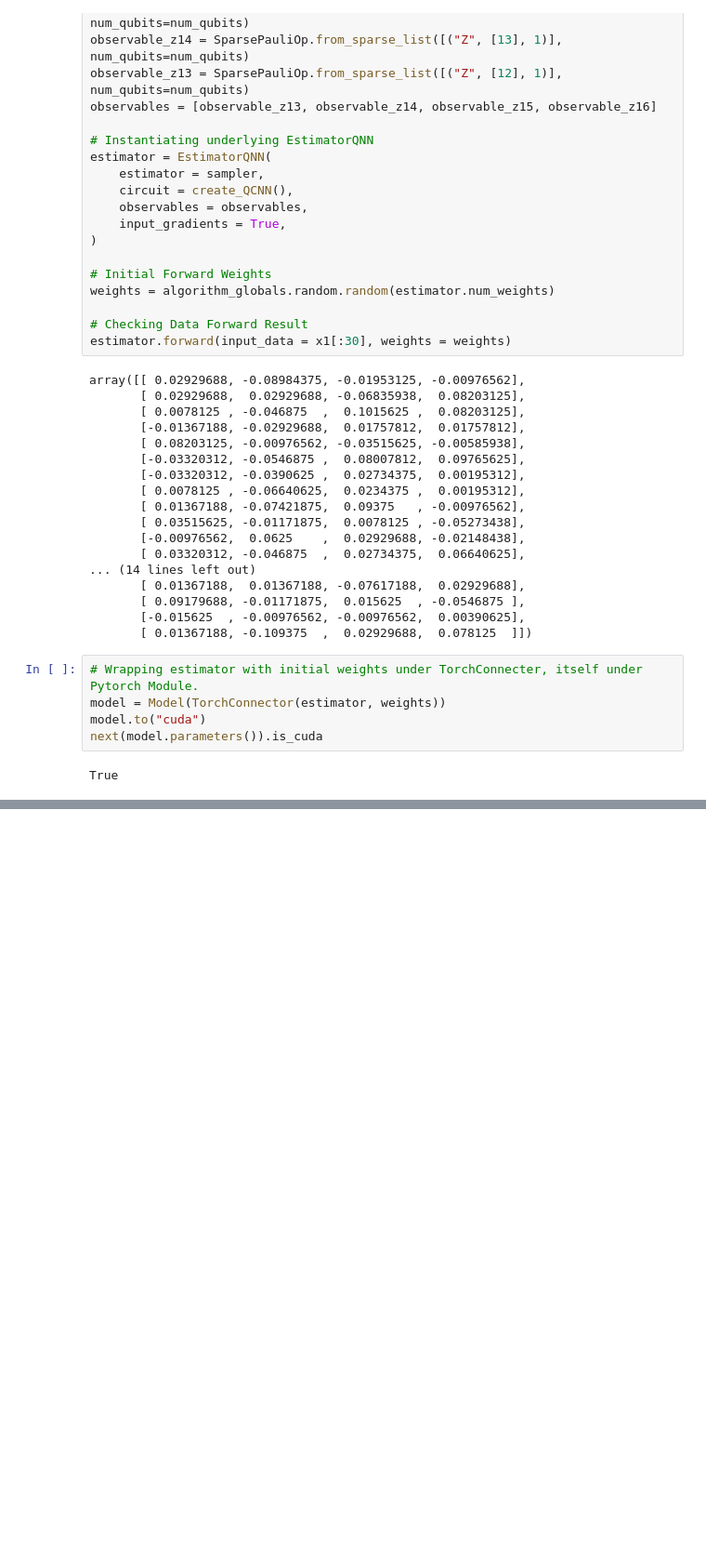
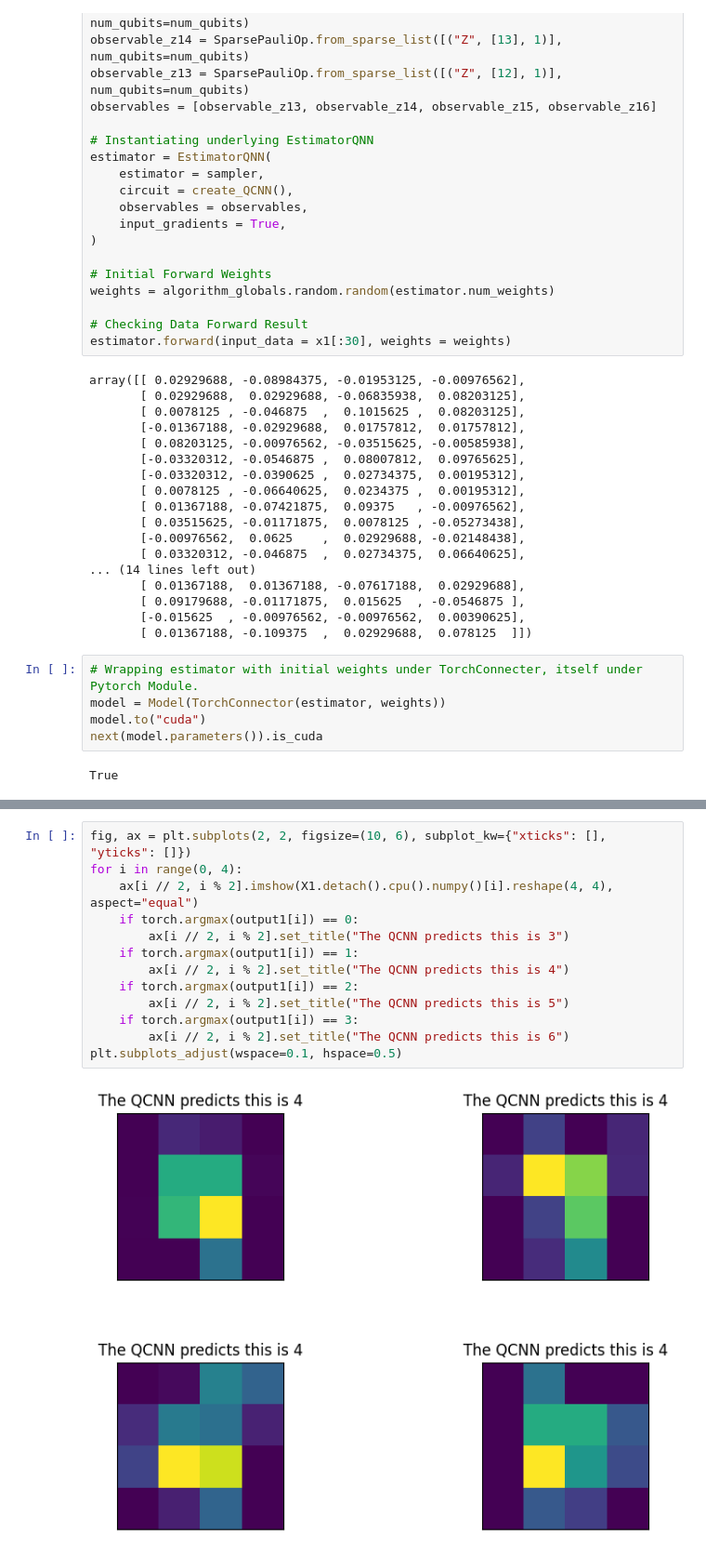
Before and after one commit to hmk55555/QCNN-Research, a Jupyter notebook: GPU/V4 (FINAL TESTING)/Estimator 4 Classes Circuit 1 (256 Batch)/4Qubits(One_Hot).ipynb, the cells around one changed output, grey strips where cells are left out. Shown at 93% size. Saved outputs shown, nothing was run; the diff lists cells and outputs as text; blank space fills up the shorter version.

```diff
--- a/GPU/V4 (FINAL TESTING)/Estimator 4 Classes Circuit 1 (256 Batch)/4Qubits(One_Hot).ipynb
+++ b/GPU/V4 (FINAL TESTING)/Estimator 4 Classes Circuit 1 (256 Batch)/4Qubits(One_Hot).ipynb
@@ -654,4 +665,19 @@ output 0: [tensor(2, device='cuda:0'), tensor(3, device='cuda:0'), tensor(1, dev
  Y1:       [tensor(1, device='cuda:0'), tensor(1, device='cuda:0'), tensor(2, device='cuda:0'), tensor(3, device='cuda:0'), tensor(2, device='cuda:0'), tensor(0, device='cuda:0'), tensor(1, device='cu ...
+# %%
+fig, ax = plt.subplots(2, 2, figsize=(10, 6), subplot_kw={"xticks": [], "yticks": []})
+for i in range(0, 4):
+    ax[i // 2, i % 2].imshow(X1.detach().cpu().numpy()[i].reshape(4, 4), aspect="equal")
+    if torch.argmax(output1[i]) == 0:
+        ax[i // 2, i % 2].set_title("The QCNN predicts this is 3")
+    if torch.argmax(output1[i]) == 1:
+        ax[i // 2, i % 2].set_title("The QCNN predicts this is 4")
+    if torch.argmax(output1[i]) == 2:
+        ax[i // 2, i % 2].set_title("The QCNN predicts this is 5")
+    if torch.argmax(output1[i]) == 3:
+        ax[i // 2, i % 2].set_title("The QCNN predicts this is 6")
+plt.subplots_adjust(wspace=0.1, hspace=0.5)
+# %% [output]
+[figure, added]
 # %%
 print(result)
 # %% [output]
```
Also changed, not shown: parts of 13 cells of this notebook, 2 other files.
